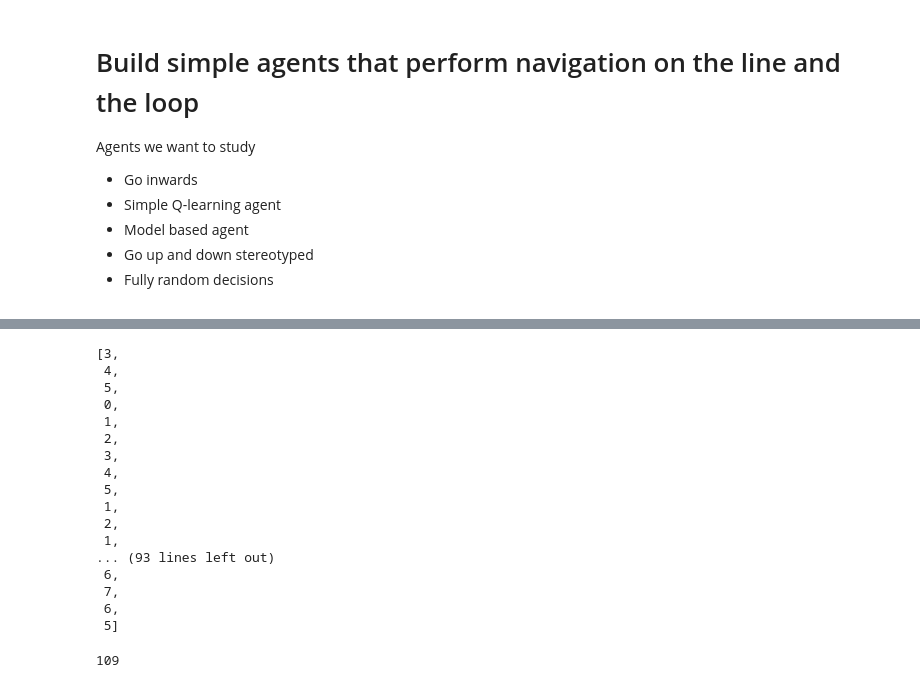
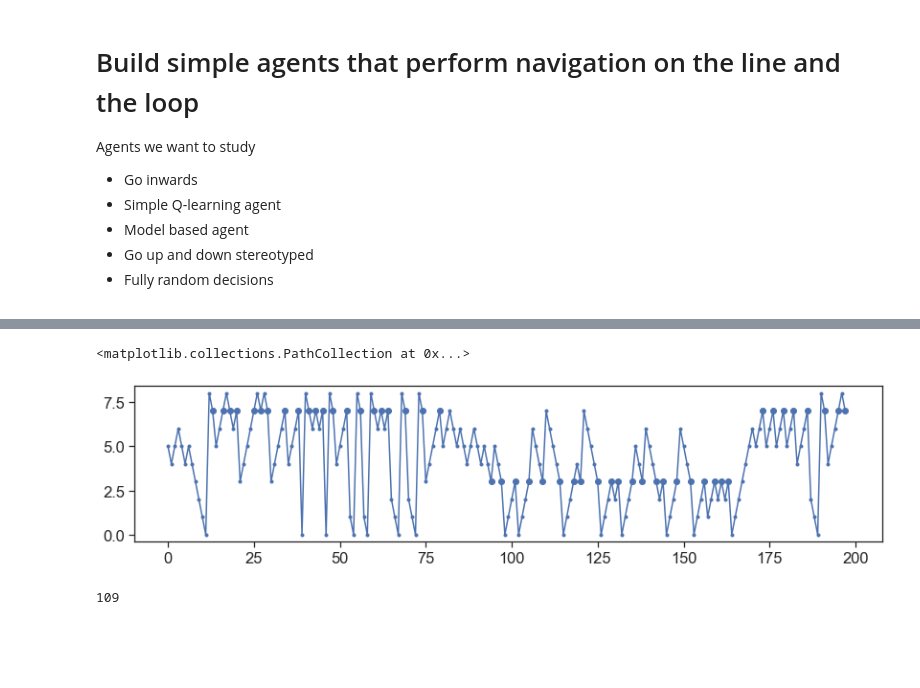
Before and after one commit to yves-weissenberger/line_loop, a Jupyter notebook: project_notebooks/line_loop/simulation/simulate_agents_line_loop_navi.ipynb, the cells around one changed output, grey strips where cells are left out. Cells and saved outputs as stored; diff of their text form; code cells hidden in the pictures; blank space fills up the shorter version.

Commit message:
working model based agent

```diff
--- a/project_notebooks/line_loop/simulation/simulate_agents_line_loop_navi.ipynb
+++ b/project_notebooks/line_loop/simulation/simulate_agents_line_loop_navi.ipynb
@@ -271,7 +271,10 @@ class Qlearner(base_agent):
             Q_new[decs[dix],up] = alpha*Q_new[decs[dix],up] + (1-alpha)*gammas[dix]*rVal
 # %%
 class Model_based_agent(base_agent):
-    """ This is a perfect model based agent """
+    """ This is a perfect model based agent. Exploration policy right now is just
+        random walk. Another thing to consider here is what happens on the loop when
+        both directions are equal. Right now it just chooses direction 0, could make
+        this stochastic or do something else."""
     def __init__(self,learning_params=None,task_params=None):
         super().__init__()
 
@@ -306,7 +309,7 @@ class Model_based_agent(base_agent):
                 self.current_state = self.available_states[0]
 
     def update_policy(self,end_of_trial):
-        print(1)
+        #print(1)
         if end_of_trial:
             if self.known_reward_location is None:
                 self.known_reward_location = self.current_state
@@ -314,7 +317,7 @@ class Model_based_agent(base_agent):
             elif (self.current_state!=self.known_reward_location):
                 self.known_reward_location = self.current_state
         else:
-            if (self.current_state!=self.known_reward_location):
+            if (self.current_state==self.known_reward_location):
                 self.known_reward_location = None
 # %%
 aa.current_state
@@ -333,4 +336,5 @@ aa.reward_location
 # %%
 aa = Model_based_agent()
-#aa.task_params['graph_type'] = 'loop'
-aa.run(n_trials=10)
+aa.task_params['graph_type'] = 'loop'
+
+aa.run(n_trials=50)
@@ -355,23 +341,10 @@ aa.run(n_trials=10)
-# %%
-aa.state_seq
-# %% [output]
-[3,
- 4,
- 5,
- 0,
- 1,
- 2,
- 3,
- 4,
- 5,
- 1,
- 2,
- 1,
-... (93 lines left out)
- 6,
- 7,
- 6,
- 5]
+# %%
+plt.figure(figsize=(14,3))
+plt.plot(aa.state_seq,marker='.')
+plt.scatter(np.where(aa.rew_list)[0],np.array(aa.state_seq)[np.where(aa.rew_list)[0]])
+# %% [output]
+<matplotlib.collections.PathCollection at 0x...>
+[figure, added]
 # %%
 len(aa.forced_seq)
 # %% [output]
```
Also changed, not shown: parts of 4 cells of this notebook.
